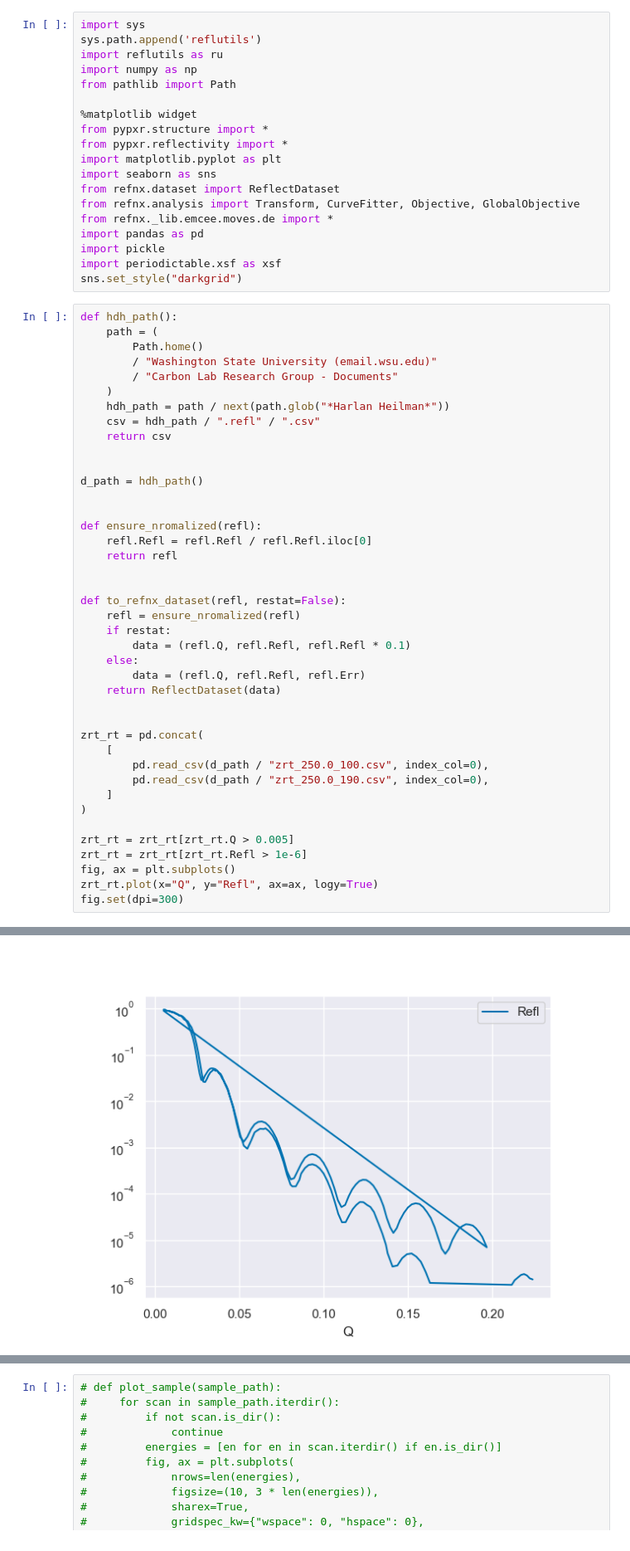
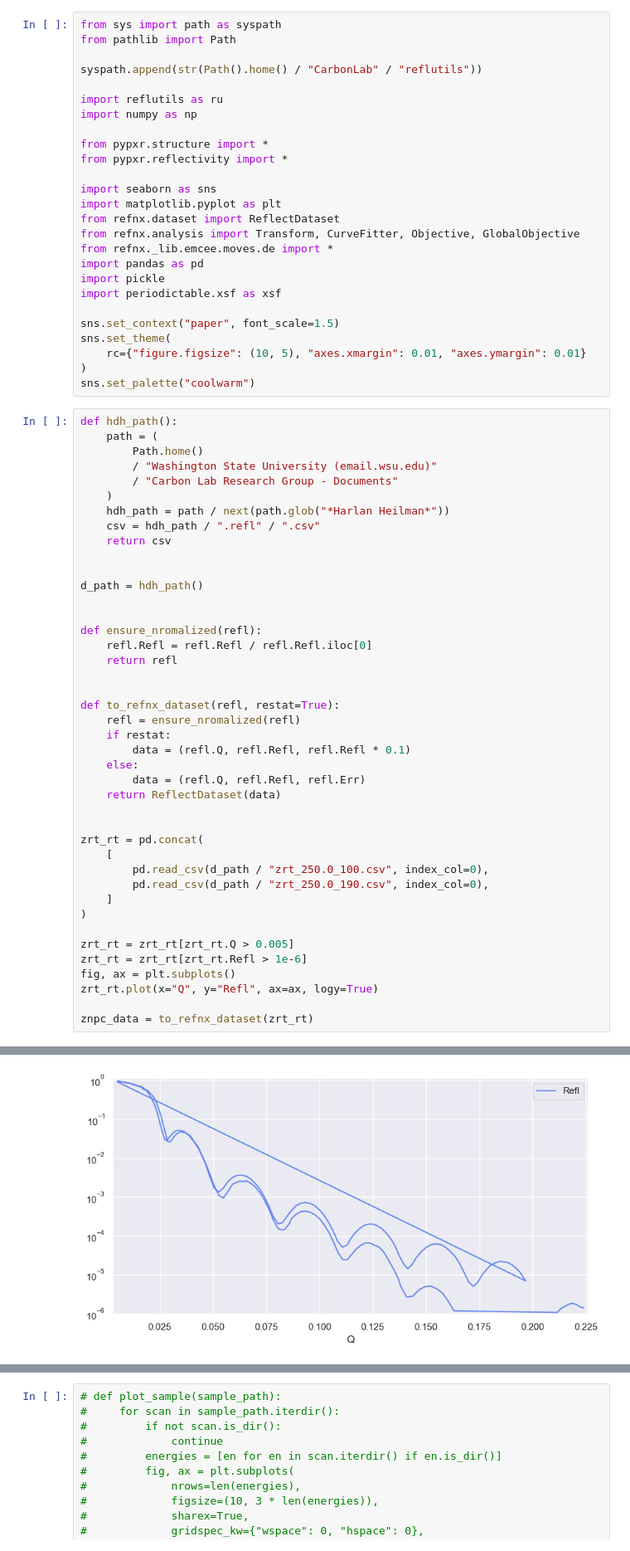
Before and after one commit to WSU-Carbon-Lab/pyref, a Jupyter notebook: docs/RoomTempFitting.ipynb, the cells around one changed output, grey strips where cells are left out. Shown at 83% size. Cells and saved outputs as stored; diff of their text form.

```diff
--- a/docs/RoomTempFitting.ipynb
+++ b/docs/RoomTempFitting.ipynb
@@ -1,22 +1,29 @@
 # %%
-import sys
-sys.path.append('reflutils')
+from sys import path as syspath
+from pathlib import Path
+
+syspath.append(str(Path().home() / "CarbonLab" / "reflutils"))
+
 import reflutils as ru
 import numpy as np
-from pathlib import Path
 
-%matplotlib widget
 from pypxr.structure import *
 from pypxr.reflectivity import *
+
+import seaborn as sns
 import matplotlib.pyplot as plt
-import seaborn as sns
 from refnx.dataset import ReflectDataset
 from refnx.analysis import Transform, CurveFitter, Objective, GlobalObjective
 from refnx._lib.emcee.moves.de import *
 import pandas as pd
 import pickle
 import periodictable.xsf as xsf
-sns.set_style("darkgrid")
+
+sns.set_context("paper", font_scale=1.5)
+sns.set_theme(
+    rc={"figure.figsize": (10, 5), "axes.xmargin": 0.01, "axes.ymargin": 0.01}
+)
+sns.set_palette("coolwarm")
 # %%
 def hdh_path():
     path = (
@@ -37,7 +44,7 @@ def ensure_nromalized(refl):
     return refl
 
 
-def to_refnx_dataset(refl, restat=False):
+def to_refnx_dataset(refl, restat=True):
     refl = ensure_nromalized(refl)
     if restat:
         data = (refl.Q, refl.Refl, refl.Refl * 0.1)
@@ -57,5 +64,6 @@ zrt_rt = zrt_rt[zrt_rt.Q > 0.005]
 zrt_rt = zrt_rt[zrt_rt.Refl > 1e-6]
 fig, ax = plt.subplots()
 zrt_rt.plot(x="Q", y="Refl", ax=ax, logy=True)
-fig.set(dpi=300)
+
+znpc_data = to_refnx_dataset(zrt_rt)
 # %% [output]
@@ -63 +70 @@ fig.set(dpi=300)
-[figure, old version]
+[figure, new version]
```
Also changed, not shown: parts of 11 cells of this notebook, 16 other files.
